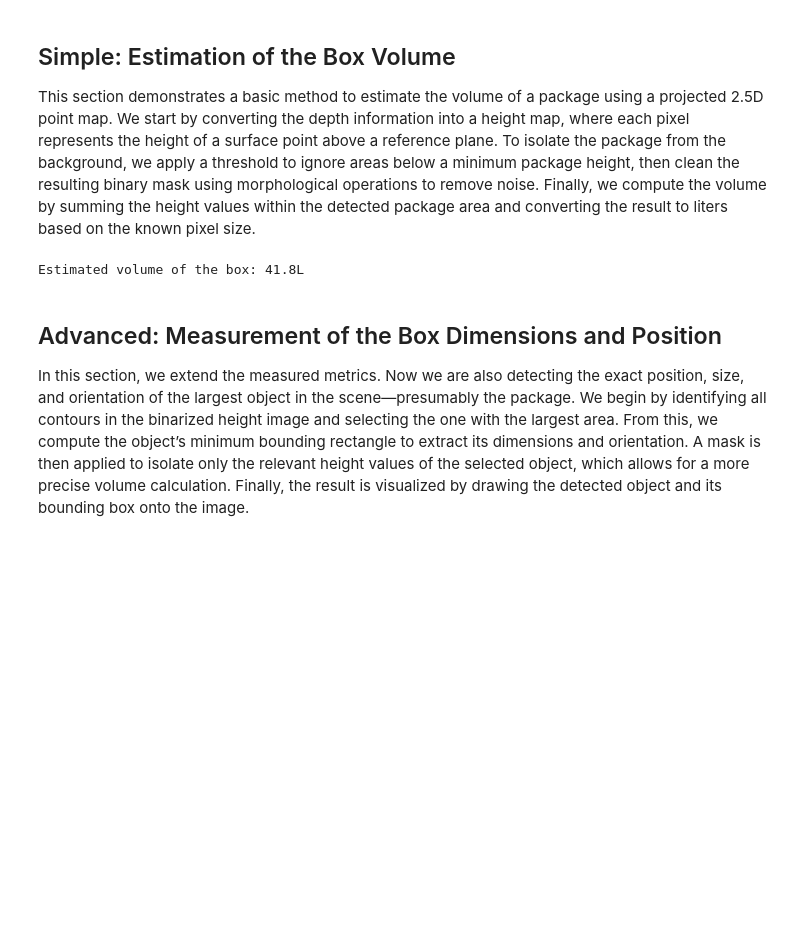
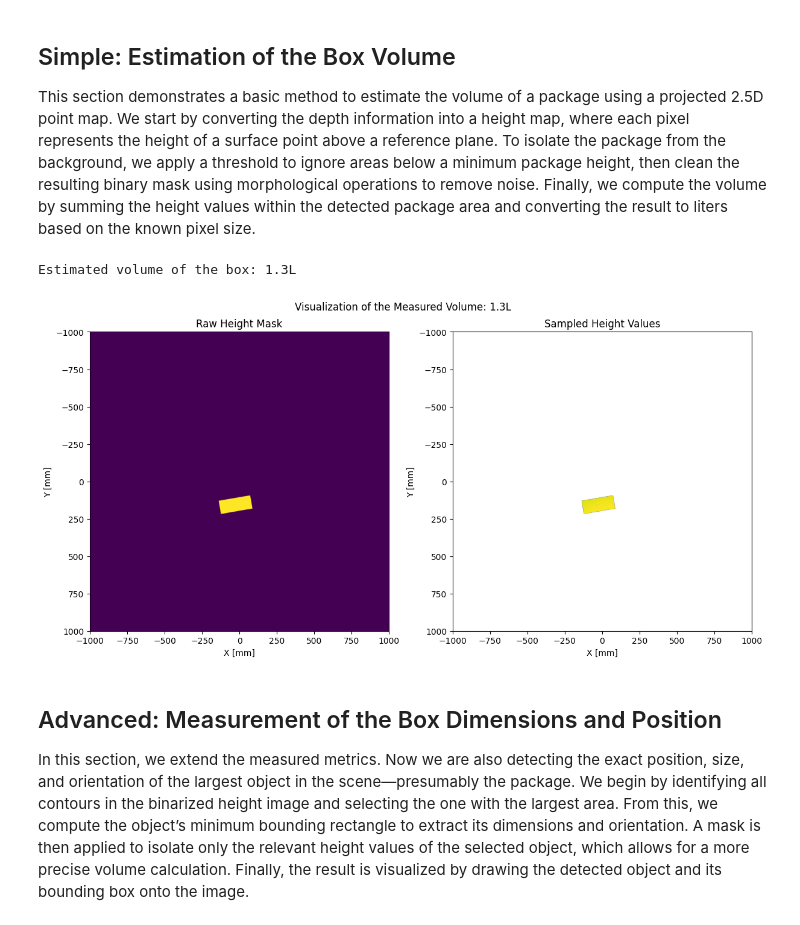
Before and after one commit to nfinitedesign/optonic_test, a Jupyter notebook: measure_boxes.ipynb, the cells around one changed output. Cells and saved outputs as stored; diff of their text form; code cells hidden in the pictures; blank space fills up the shorter version.

```diff
--- a/measure_boxes.ipynb
+++ b/measure_boxes.ipynb
@@ -120,57 +112,50 @@ This section demonstrates a basic method to estimate the volume of a package usi
 # %%
 PACKAGE_MIN_HEIGHT_MM = 25
 
 # Create height image
 height_image = -1 * projected_point_map[:, :, 2]
 height_image[np.isnan(height_image)] = 0
 
 # Binarize height image
-_, binarized_height_image = cv2.threshold(height_image, PACKAGE_MIN_HEIGHT_MM, 255, cv2.THRESH_BINARY)
-binarized_height_image = np.asarray(binarized_height_image, dtype=np.uint8)
+_, height_mask = cv2.threshold(height_image, PACKAGE_MIN_HEIGHT_MM, 255, cv2.THRESH_BINARY)
+height_mask = np.asarray(height_mask, dtype=np.uint8)
 
 # Remove noise from image
 kernel = np.ones((5, 5), np.uint8)
-cleaned_height_image = cv2.morphologyEx(binarized_height_image, cv2.MORPH_OPEN, kernel)
-cleaned_height_image = cv2.morphologyEx(cleaned_height_image, cv2.MORPH_CLOSE, kernel)
+cleaned_height_mask = cv2.morphologyEx(height_mask, cv2.MORPH_OPEN, kernel)
+kernel = np.ones((7, 7), np.uint8)
+cleaned_height_mask = cv2.morphologyEx(cleaned_height_mask, cv2.MORPH_CLOSE, kernel)
 
 # Estimate volume of the box
-volume_dm3 = np.sum(height_image * binarized_height_image / 255) * PIXEL_SIZE_MM * PIXEL_SIZE_MM / 1_000_000
+masked_heigth_image = height_image * cleaned_height_mask / 255
+masked_heigth_image[masked_heigth_image == 0] = np.nan
+volume_dm3 = np.nansum(masked_heigth_image) * PIXEL_SIZE_MM * PIXEL_SIZE_MM / 1_000_000
 print(f"Estimated volume of the box: {volume_dm3:.1f}L")
 
-# Plots
-fig = make_subplots(rows=1, cols=2, subplot_titles=("Raw Capture", "Rectified Projection"))
+# --- PLOTS -------------------------------------------------------------------------------------------------
 
-# Left subplot: regular_point_map Z values
-H, W = regular_point_map.shape[:2]
-fig.add_trace(go.Heatmap(
-        z=regular_point_map[:, :, 2],
-        x=np.linspace(-W / 2 * PIXEL_SIZE_MM, W / 2 * PIXEL_SIZE_MM, W),
-        y=np.linspace(-H / 2 * PIXEL_SIZE_MM, H / 2 * PIXEL_SIZE_MM, H),
-        colorscale='Viridis',
-        colorbar=dict(title='Z [mm]', len=0.9)),
-    row=1, col=1)
+# Create figure
+fig, (ax1, ax2) = plt.subplots(1, 2, figsize=(12, 6), constrained_layout=True)
+fig.suptitle(f"Visualization of the Measured Volume: {volume_dm3:.1f}L")
 
-# Right subplot: projected_point_map Z values with scaling in mm
-H, W = projected_point_map.shape[:2]
-fig.add_trace(go.Heatmap(
-        z=projected_point_map[:, :, 2],
-        x=np.linspace(-W / 2 * PIXEL_SIZE_MM, W / 2 * PIXEL_SIZE_MM, W),
-        y=np.linspace(-H / 2 * PIXEL_SIZE_MM, H / 2 * PIXEL_SIZE_MM, H),
-        colorscale='Viridis',
-        showscale=False),
-    row=1, col=2)
+# Plot Raw Capture
+im1 = ax1.imshow(height_mask, extent=(x2[0], x2[-1], y2[-1], y2[0]), cmap='viridis')
+ax1.set_title("Raw Height Mask")
+ax1.set_xlabel("X [mm]")
+ax1.set_ylabel("Y [mm]")
+ax1.set_aspect('equal')
 
-fig.update_layout(
-    title="Depth Map Visualizations",
-    margin=dict(l=20, r=20, t=50, b=50),
-    xaxis=dict(scaleanchor='y', scaleratio=1),
-)
-fig.update_xaxes(title_text="X [mm]", row=1, col=1)
-fig.update_yaxes(title_text="Y [mm]", row=1, col=1)
-fig.update_xaxes(title_text="X [mm]", row=1, col=2)
-fig.show()
+# Plot Rectified Projection
+im2 = ax2.imshow(masked_heigth_image, extent=(x2[0], x2[-1], y2[-1], y2[0]), cmap='viridis')
+ax2.set_title("Sampled Height Values")
+ax2.set_xlabel("X [mm]")
+ax2.set_ylabel("Y [mm]")
+ax2.set_aspect('equal')
+
+plt.show()
 # %% [output]
-Estimated volume of the box: 41.8L
+Estimated volume of the box: 1.3L
+[figure, added]
 # %% [markdown]
 ## Advanced: Measurement of the Box Dimensions and Position
 
```
Also changed, not shown: parts of 5 cells of this notebook.
